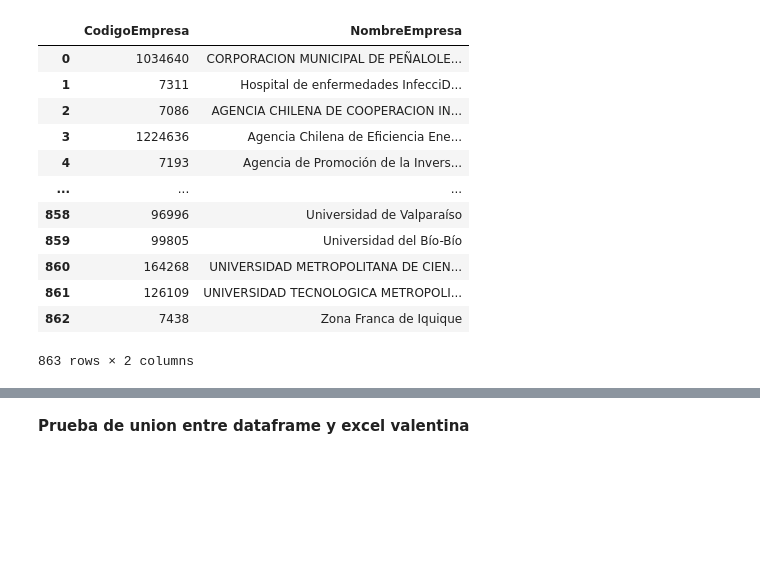
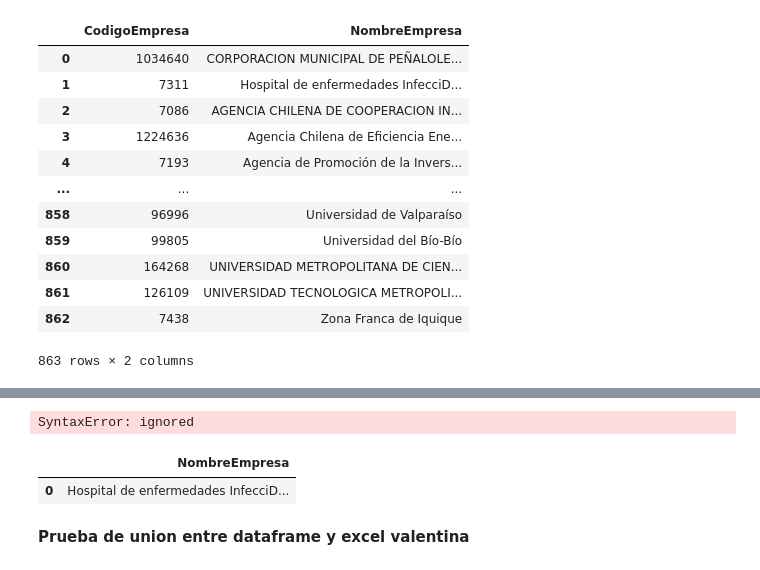
Before and after one commit to JonAbaroa/WEBSCRAPING, a Jupyter notebook: Iberica_Api_Mercado_Público_JON.ipynb, the cells around one changed output, grey strips where cells are left out. Cells and saved outputs as stored; diff of their text form; code cells hidden in the pictures; blank space fills up the shorter version.

```diff
--- a/Iberica_Api_Mercado_Público_JON.ipynb
+++ b/Iberica_Api_Mercado_Público_JON.ipynb
@@ -449,3 +448,13 @@ df_empresas_todas
+# %%
+from google.colab sa
+files.download()
+# %% [output]
+SyntaxError: ignored
+# %%
+df.head(1)
+# %% [output]
+|  | NombreEmpresa |
+| 0 | Hospital de enfermedades InfecciD... |
 # %% [markdown]
 **Prueba de union entre dataframe y excel valentina**
 # %%
```
Also changed, not shown: parts of 2 cells of this notebook.
